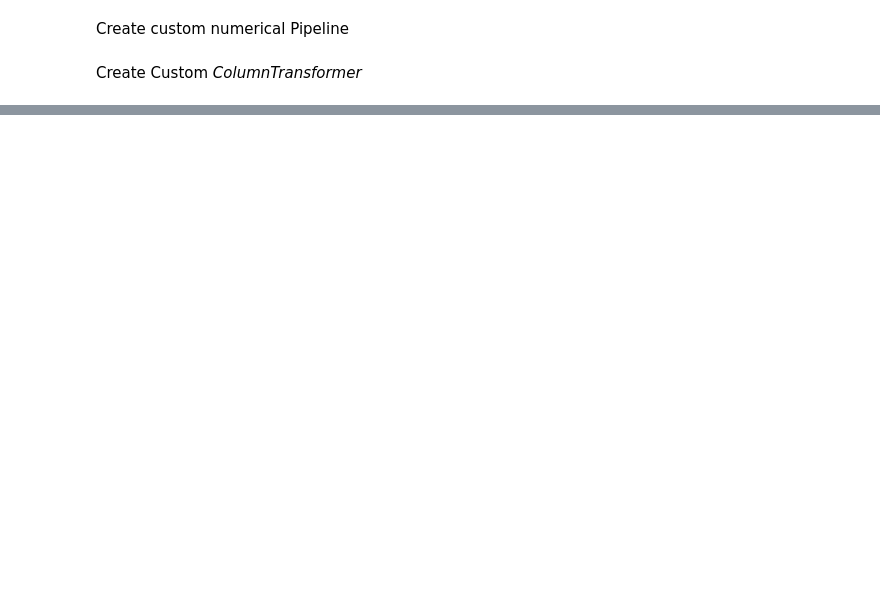
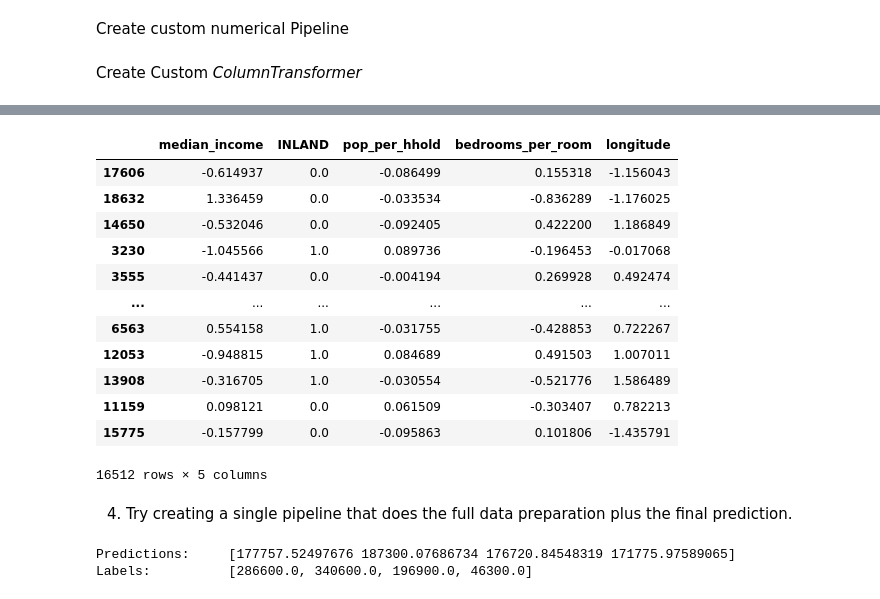
Before and after one commit to alexandrehsd/handson-ml-notes, a Jupyter notebook: ch02_end_to_end_machine_learning_project.ipynb, the cells around one changed output, grey strips where cells are left out. Drawn from its saved outputs; the diff is of its cells as text; code cells hidden in the pictures; blank space fills up the shorter version.

```diff
--- a/ch02_end_to_end_machine_learning_project.ipynb
+++ b/ch02_end_to_end_machine_learning_project.ipynb
@@ -949,0 +970,7 @@ housing_extra_attribs = attr_adder.transform(housing.values)
+# %%
+extra_attribs_svm = ["rooms_per_hhold", "pop_per_hhold", "bedrooms_per_room"]
+cat_encoder_svm = full_pipeline.named_transformers_["cat"]
+cat_one_hot_attribs_svm = list(cat_encoder.categories_[0])
+attributes_svm = num_attribs + extra_attribs + cat_one_hot_attribs
+feat_importances = sorted(zip(feat_svm_grid_search, attributes_svm), reverse=True)
+# feat_importances
@@ -977,6 +1058,9 @@ full_pipeline = ColumnTransformer([
     ("cat", OneHotEncoder(), cat_attribs)
 ])
 
-housing_prepared = full_pipeline.fit_transform(housing)
+prepare_and_select_features_pipeline = Pipeline([
+    ('preparation', full_pipeline),
+    ("feature_selector", SelectImportantAttr(attributes_svm, feat_importances, k=5))
+])
+
+housing_prepared = prepare_and_select_features_pipeline.fit_transform(housing)
-# %%
-housing_prepared = full_pipeline.fit_transform(housing)
@@ -993,0 +1077,21 @@ sorted(zip(feature_importances_svm, attributes_svm), reverse=True)
+# %%
+columns_k = [elem[1] for elem in feat_importances][:5]
+housing_prepared_df = pd.DataFrame(housing_prepared, columns=columns_k, index=housing.index)
+# %%
+housing_prepared_df
+# %% [output]
+|  | median_income | INLAND | pop_per_hhold | bedrooms_per_room | longitude |
+| 17606 | -0.614937 | 0.0 | -0.086499 | 0.155318 | -1.156043 |
+| 18632 | 1.336459 | 0.0 | -0.033534 | -0.836289 | -1.176025 |
+| 14650 | -0.532046 | 0.0 | -0.092405 | 0.422200 | 1.186849 |
+| 3230 | -1.045566 | 1.0 | 0.089736 | -0.196453 | -0.017068 |
+| 3555 | -0.441437 | 0.0 | -0.004194 | 0.269928 | 0.492474 |
+| ... | ... | ... | ... | ... | ... |
+| 6563 | 0.554158 | 1.0 | -0.031755 | -0.428853 | 0.722267 |
+| 12053 | -0.948815 | 1.0 | 0.084689 | 0.491503 | 1.007011 |
+| 13908 | -0.316705 | 1.0 | -0.030554 | -0.521776 | 1.586489 |
+| 11159 | 0.098121 | 0.0 | 0.061509 | -0.303407 | 0.782213 |
+| 15775 | -0.157799 | 0.0 | -0.095863 | 0.101806 | -1.435791 |
+16512 rows × 5 columns
+# %% [markdown]
+4. Try creating a single pipeline that does the full data preparation plus the final prediction.
@@ -993,0 +1105,9 @@ sorted(zip(feature_importances_svm, attributes_svm), reverse=True)
+# %%
+some_data = housing.iloc[:4]
+some_labels = housing_labels.iloc[:4]
+
+print("Predictions:\t", preditor.predict(some_data))
+print("Labels:\t\t", list(some_labels))
+# %% [output]
+Predictions:     [177757.52497676 187300.07686734 176720.84548319 171775.97589065]
+Labels:          [286600.0, 340600.0, 196900.0, 46300.0]
```
Also changed, not shown: parts of 30 cells of this notebook.
